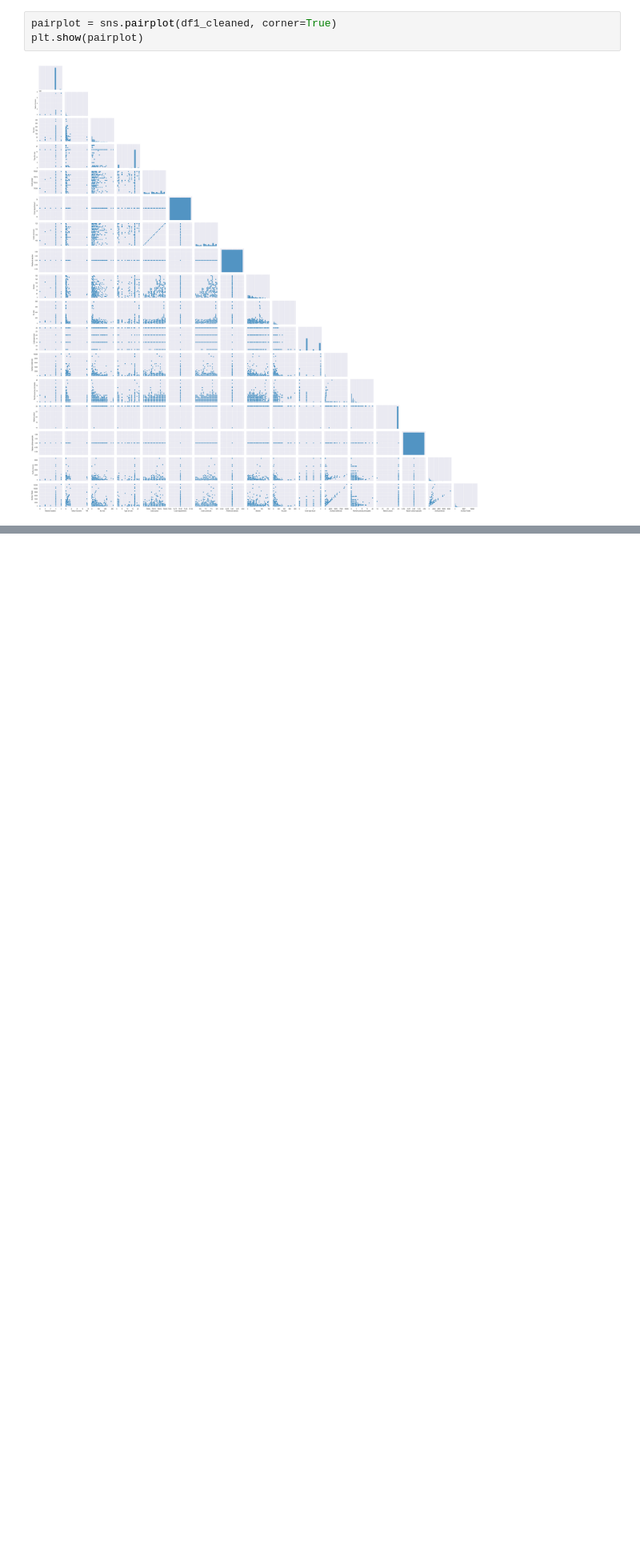
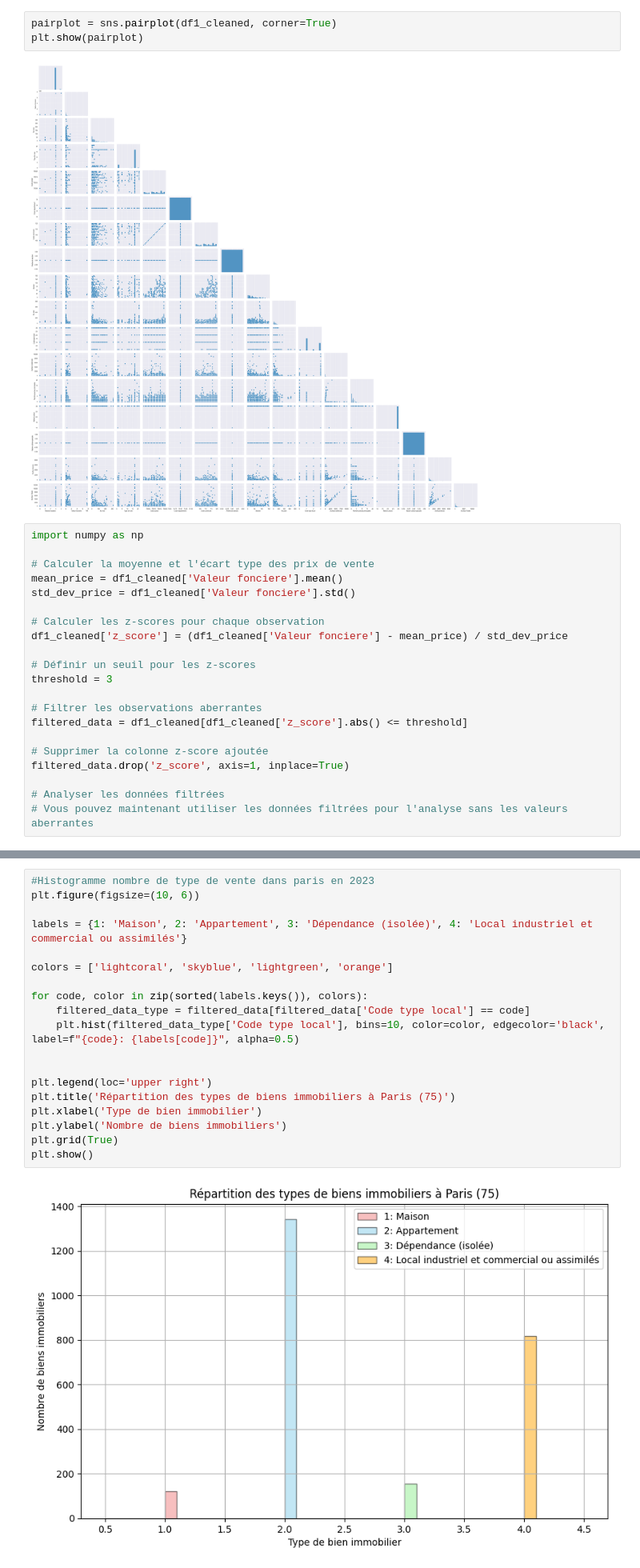
Before and after one commit to Skrinox/Analyses_des_Donnees_DVF, a Jupyter notebook: Analyses_DVF.ipynb, the cells around one changed output, grey strips where cells are left out. Shown at 80% size. Cells and saved outputs as stored; diff of their text form; blank space fills up the shorter version.

```diff
--- a/Analyses_DVF.ipynb
+++ b/Analyses_DVF.ipynb
@@ -325,3 +324,24 @@ pairplot = sns.pairplot(df1_cleaned, corner=True)
 plt.show(pairplot)
 # %% [output]
 [figure]
+# %%
+import numpy as np
+
+# Calculer la moyenne et l'écart type des prix de vente
+mean_price = df1_cleaned['Valeur fonciere'].mean()
+std_dev_price = df1_cleaned['Valeur fonciere'].std()
+
+# Calculer les z-scores pour chaque observation
+df1_cleaned['z_score'] = (df1_cleaned['Valeur fonciere'] - mean_price) / std_dev_price
+
+# Définir un seuil pour les z-scores
+threshold = 3
+
+# Filtrer les observations aberrantes
+filtered_data = df1_cleaned[df1_cleaned['z_score'].abs() <= threshold]
+
+# Supprimer la colonne z-score ajoutée
+filtered_data.drop('z_score', axis=1, inplace=True)
+
+# Analyser les données filtrées
+# Vous pouvez maintenant utiliser les données filtrées pour l'analyse sans les valeurs aberrantes
@@ -328,3 +353,24 @@ plt.show(pairplot)
+# %%
+#Histogramme nombre de type de vente dans paris en 2023
+plt.figure(figsize=(10, 6))
+
+labels = {1: 'Maison', 2: 'Appartement', 3: 'Dépendance (isolée)', 4: 'Local industriel et commercial ou assimilés'}
+
+colors = ['lightcoral', 'skyblue', 'lightgreen', 'orange']
+
+for code, color in zip(sorted(labels.keys()), colors):
+    filtered_data_type = filtered_data[filtered_data['Code type local'] == code]
+    plt.hist(filtered_data_type['Code type local'], bins=10, color=color, edgecolor='black', label=f"{code}: {labels[code]}", alpha=0.5)
+
+
+plt.legend(loc='upper right')
+plt.title('Répartition des types de biens immobiliers à Paris (75)')
+plt.xlabel('Type de bien immobilier')
+plt.ylabel('Nombre de biens immobiliers')
+plt.grid(True)
+plt.show()
+# %% [output]
+[figure, added]
 # %% [markdown]
 ## [Géomap](https://towardsdatascience.com/how-safe-are-the-streets-of-santiago-e01ba483ce4b) des valeurs foncières
 # %% [markdown]
```
Also changed, not shown: parts of 5 cells of this notebook.
